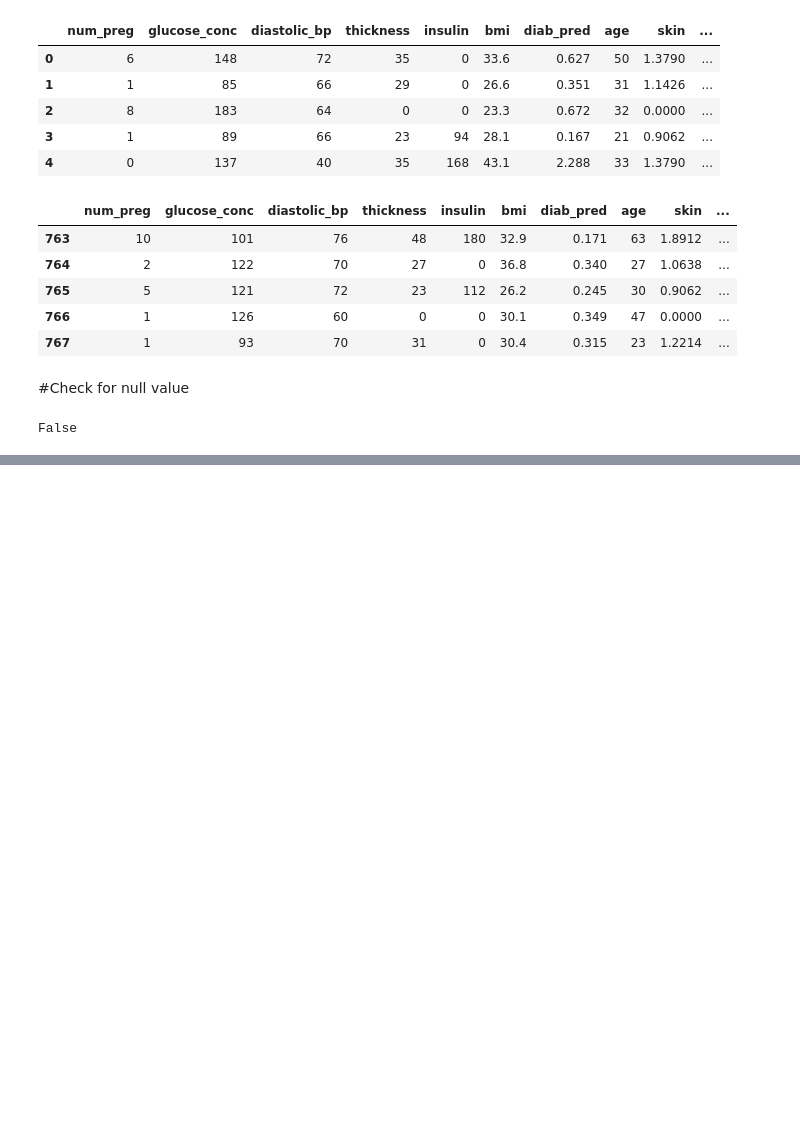
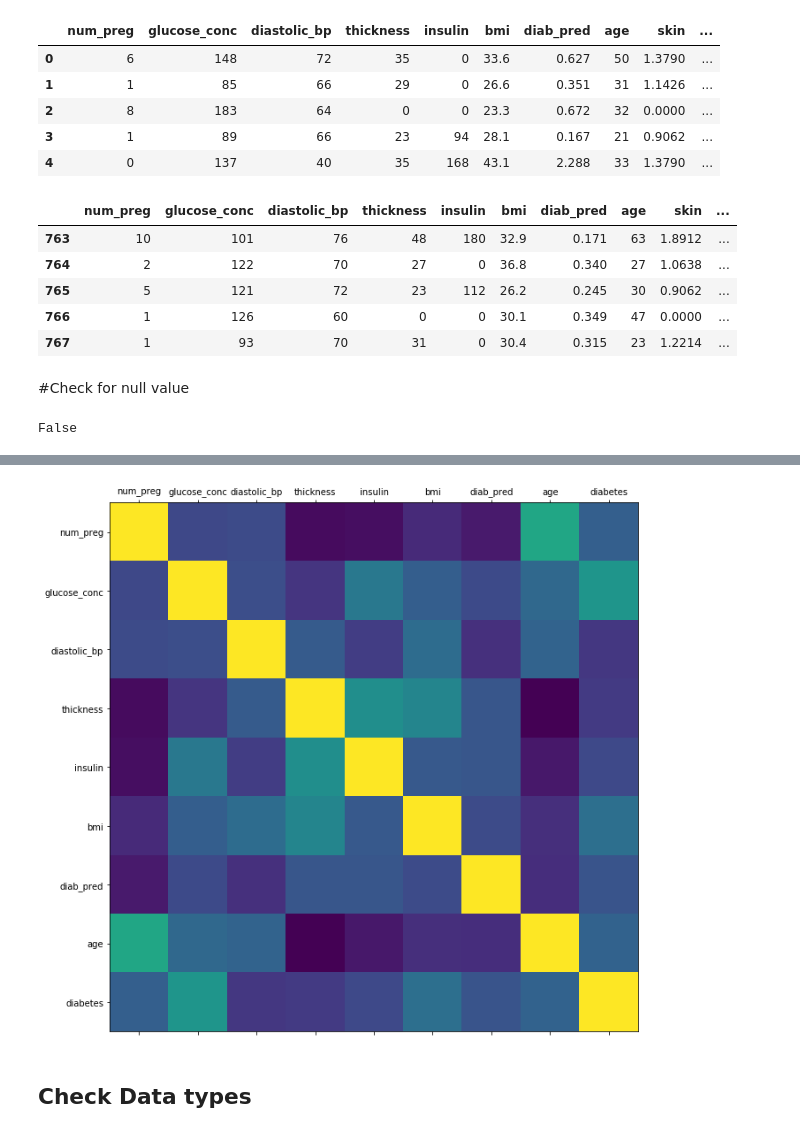
Before and after one commit to NikolayVaklinov10/Machine_learning, a Jupyter notebook: Pima-Prediction.ipynb, the cells around one changed output, grey strips where cells are left out. Drawn from its saved outputs; the diff is of its cells as text; code cells hidden in the pictures; blank space fills up the shorter version.

```diff
--- a/Pima-Prediction.ipynb
+++ b/Pima-Prediction.ipynb
@@ -56,0 +94,6 @@ SyntaxError: invalid syntax (<ipython-input-7-d5b267bd12b8>, line 6)
+# %%
+plot_corr(df)
+# %% [output]
+[figure, added]
+# %% [markdown]
+## Check Data types
```
Also changed, not shown: parts of 6 cells of this notebook.
